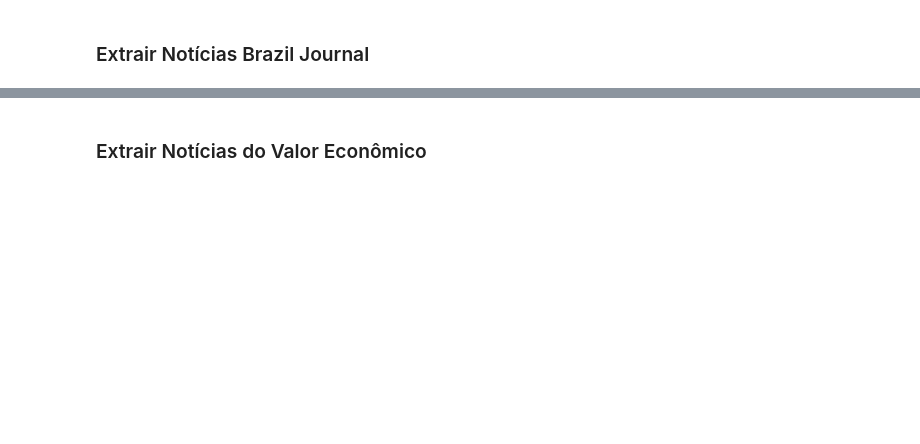
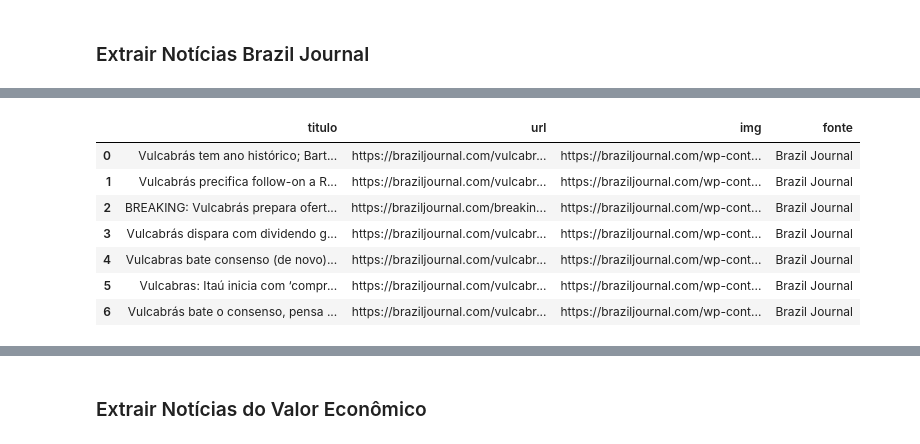
Before and after one commit to halexandre-eng/angular-9-ngx-echarts-n1wudi, a Jupyter notebook: ExtacaoNoticias.ipynb, the cells around one changed output, grey strips where cells are left out. Drawn from its saved outputs; the diff is of its cells as text; code cells hidden in the pictures; blank space fills up the shorter version.

```diff
--- a/ExtacaoNoticias.ipynb
+++ b/ExtacaoNoticias.ipynb
@@ -50,3 +179,74 @@ def parse_relative_time(relative_time):
+# %%
+import requests
+from bs4 import BeautifulSoup
+import pandas as pd
+
+# URL para fazer a solicitação POST
+url = "https://braziljournal.com/wp-admin/admin-ajax.php"
+
+# Payload da solicitação POST
+payload = {
+    's': 'vulca',
+    'action': 'searchwp_live_search',
+    'swpengine': 'default',
+    'swpquery': 'vulca',
+    'origin_id': '322'
+}
+
+# Fazendo a solicitação POST
+response = requests.post(url, data=payload)
+
+# Verificando se a solicitação foi bem-sucedida
+if response.status_code == 200:
+    # Obtendo o conteúdo HTML
+    html = response.text
+
+    # Parseando o HTML com BeautifulSoup
+    soup = BeautifulSoup(html, "html.parser")
+
+    # Encontrando todas as notícias
+    articles = soup.find_all("article", class_="boxarticle")
+
+    # Lista para armazenar os dados de todas as notícias
+    all_data = []
+
+    # Iterando sobre cada notícia para extrair título, link e imagem
+    for article in articles:
+        title_elem = article.find("h2", class_="boxarticle-infos-title")
+        link_elem = article.find("a", class_="boxarticle-img")['href']
+        img_elem = article.find("img")['src']
+
+        # Definindo valores padrão para elementos ausentes
+        title = title_elem.text.strip() if title_elem else "Título não disponível"
+        link = link_elem if link_elem else "Link não disponível"
+        img = img_elem if img_elem else "Imagem não disponível"
+
+        # Adicionando os dados da notícia à lista de dados de todas as notícias
+        all_data.append({
+            "titulo": title,
+            "url": link,
+            "img": img,
+            "fonte": "Brazil Journal"
+        })
+
+    # Criando o DataFrame com os dados de todas as notícias
+    df_brazil_journal = pd.DataFrame(all_data)
+
+    # Exibindo o DataFrame
+    # print(df_brazil_journal)
+else:
+    print("Falha ao fazer a solicitação. Status code:", response.status_code)
+
+df_brazil_journal
+# %% [output]
+|  | titulo | url | img | fonte |
+| 0 | Vulcabrás tem ano histórico; Bart... | https://braziljournal.com/vulcabr... | https://braziljournal.com/wp-cont... | Brazil Journal |
+| 1 | Vulcabrás precifica follow-on a R... | https://braziljournal.com/vulcabr... | https://braziljournal.com/wp-cont... | Brazil Journal |
+| 2 | BREAKING: Vulcabrás prepara ofert... | https://braziljournal.com/breakin... | https://braziljournal.com/wp-cont... | Brazil Journal |
+| 3 | Vulcabrás dispara com dividendo g... | https://braziljournal.com/vulcabr... | https://braziljournal.com/wp-cont... | Brazil Journal |
+| 4 | Vulcabras bate consenso (de novo)... | https://braziljournal.com/vulcabr... | https://braziljournal.com/wp-cont... | Brazil Journal |
+| 5 | Vulcabras: Itaú inicia com ‘compr... | https://braziljournal.com/vulcabr... | https://braziljournal.com/wp-cont... | Brazil Journal |
+| 6 | Vulcabrás bate o consenso, pensa ... | https://braziljournal.com/vulcabr... | https://braziljournal.com/wp-cont... | Brazil Journal |
 # %%
 def getNewsBrazilJournal(url, tag):
 
```
Also changed, not shown: parts of 13 cells of this notebook.
